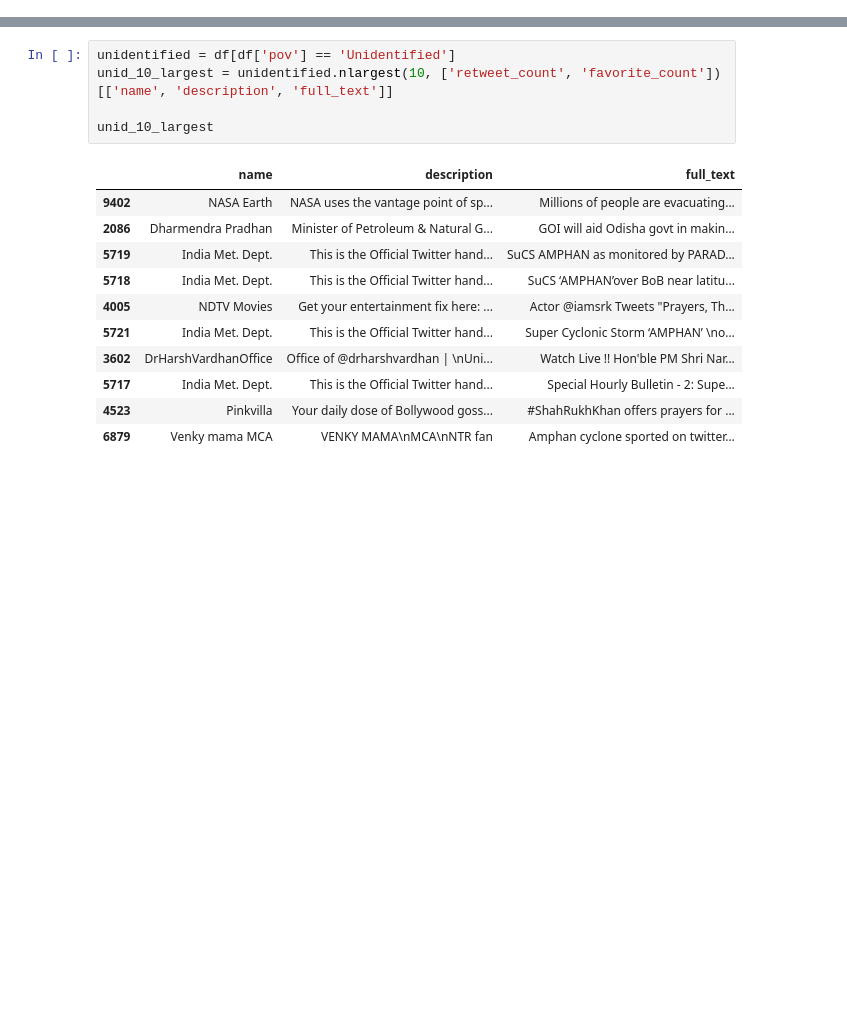
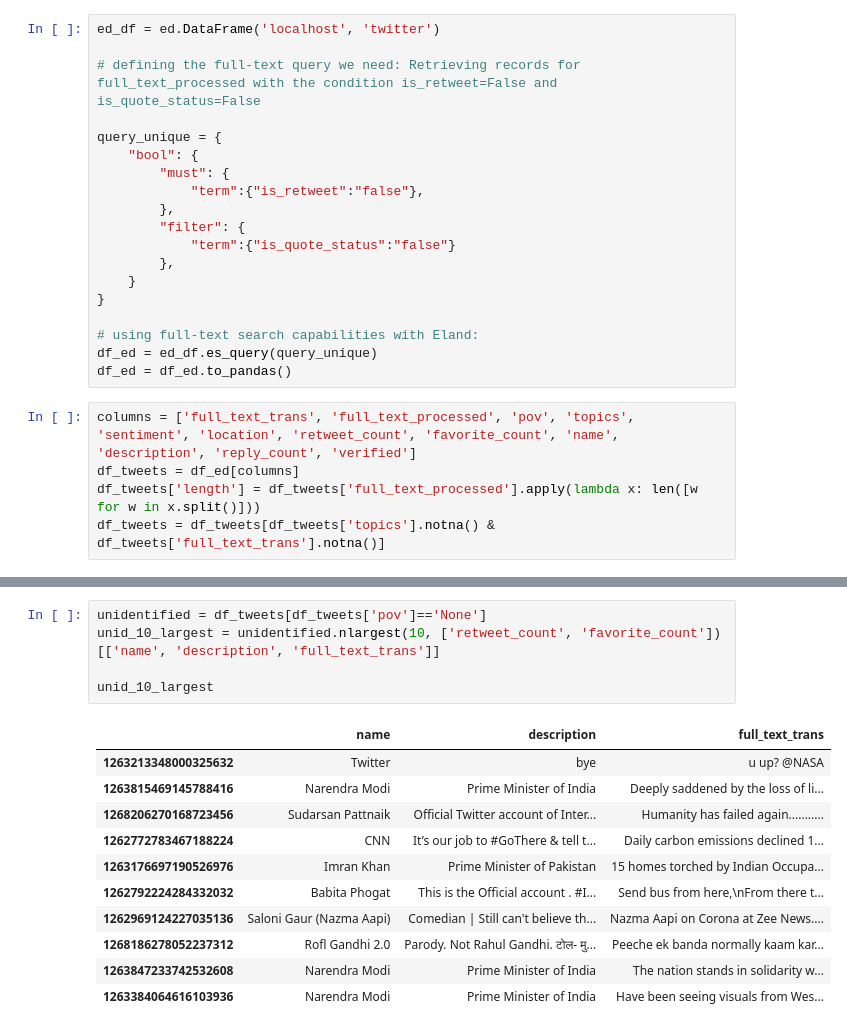
Before and after one commit to ancilcrayton/solve-iwmi, a Jupyter notebook: notebooks/3.0-msc-pov-analysis.ipynb, the cells around one changed output, grey strips where cells are left out. Drawn from its saved outputs; the diff is of its cells as text; blank space fills up the shorter version.

```diff
--- a/notebooks/3.0-msc-pov-analysis.ipynb
+++ b/notebooks/3.0-msc-pov-analysis.ipynb
@@ -62,0 +11,24 @@ See the caveats in the documentation: https://pandas.pydata.org/pandas-docs/stab
+# %%
+ed_df = ed.DataFrame('localhost', 'twitter')
+
+# defining the full-text query we need: Retrieving records for full_text_processed with the condition is_retweet=False and is_quote_status=False
+
+query_unique = {
+    "bool": {
+        "must": {
+            "term":{"is_retweet":"false"},
+        },
+        "filter": {
+            "term":{"is_quote_status":"false"}
+        },
+    }
+}
+
+# using full-text search capabilities with Eland:
+df_ed = ed_df.es_query(query_unique)
+df_ed = df_ed.to_pandas()
+# %%
+columns = ['full_text_trans', 'full_text_processed', 'pov', 'topics', 'sentiment', 'location', 'retweet_count', 'favorite_count', 'name', 'description', 'reply_count', 'verified']
+df_tweets = df_ed[columns]
+df_tweets['length'] = df_tweets['full_text_processed'].apply(lambda x: len([w for w in x.split()]))
+df_tweets = df_tweets[df_tweets['topics'].notna() & df_tweets['full_text_trans'].notna()]
@@ -63,18 +40,18 @@ See the caveats in the documentation: https://pandas.pydata.org/pandas-docs/stab
 # %%
-unidentified = df[df['pov'] == 'Unidentified']
-unid_10_largest = unidentified.nlargest(10, ['retweet_count', 'favorite_count'])[['name', 'description', 'full_text']]
+unidentified = df_tweets[df_tweets['pov']=='None']
+unid_10_largest = unidentified.nlargest(10, ['retweet_count', 'favorite_count'])[['name', 'description', 'full_text_trans']]
 
 unid_10_largest
 # %% [output]
-|  | name | description | full_text |
-| 9402 | NASA Earth | NASA uses the vantage point of sp... | Millions of people are evacuating... |
-| 2086 | Dharmendra Pradhan | Minister of Petroleum & Natural G... | GOI will aid Odisha govt in makin... |
-| 5719 | India Met. Dept. | This is the Official Twitter hand... | SuCS AMPHAN as monitored by PARAD... |
-| 5718 | India Met. Dept. | This is the Official Twitter hand... | SuCS ‘AMPHAN’over BoB near latitu... |
-| 4005 | NDTV Movies | Get your entertainment fix here: ... | Actor @iamsrk Tweets "Prayers, Th... |
-| 5721 | India Met. Dept. | This is the Official Twitter hand... | Super Cyclonic Storm ‘AMPHAN’ \no... |
-| 3602 | DrHarshVardhanOffice | Office of @drharshvardhan | \nUni... | Watch Live !! Hon'ble PM Shri Nar... |
-| 5717 | India Met. Dept. | This is the Official Twitter hand... | Special Hourly Bulletin - 2: Supe... |
-| 4523 | Pinkvilla | Your daily dose of Bollywood goss... | #ShahRukhKhan offers prayers for ... |
-| 6879 | Venky mama MCA | VENKY MAMA\nMCA\nNTR fan | Amphan cyclone sported on twitter... |
+|  | name | description | full_text_trans |
+| 1263213348000325632 | Twitter | bye | u up? @NASA |
+| 1263815469145788416 | Narendra Modi | Prime Minister of India | Deeply saddened by the loss of li... |
+| 1268206270168723456 | Sudarsan Pattnaik | Official Twitter account of Inter... | Humanity has failed again........... |
+| 1262772783467188224 | CNN | It’s our job to #GoThere & tell t... | Daily carbon emissions declined 1... |
+| 1263176697190526976 | Imran Khan | Prime Minister of Pakistan | 15 homes torched by Indian Occupa... |
+| 1262792224284332032 | Babita Phogat | This is the Official account . #I... | Send bus from here,\nFrom there t... |
+| 1262969124227035136 | Saloni Gaur (Nazma Aapi) | Comedian | Still can't believe th... | Nazma Aapi on Corona at Zee News.... |
+| 1268186278052237312 | Rofl Gandhi 2.0 | Parody. Not Rahul Gandhi. टोल- मु... | Peeche ek banda normally kaam kar... |
+| 1263847233742532608 | Narendra Modi | Prime Minister of India | The nation stands in solidarity w... |
+| 1263384064616103936 | Narendra Modi | Prime Minister of India | Have been seeing visuals from Wes... |
 # %%
```
Also changed, not shown: parts of 17 cells of this notebook, 3 other files.
